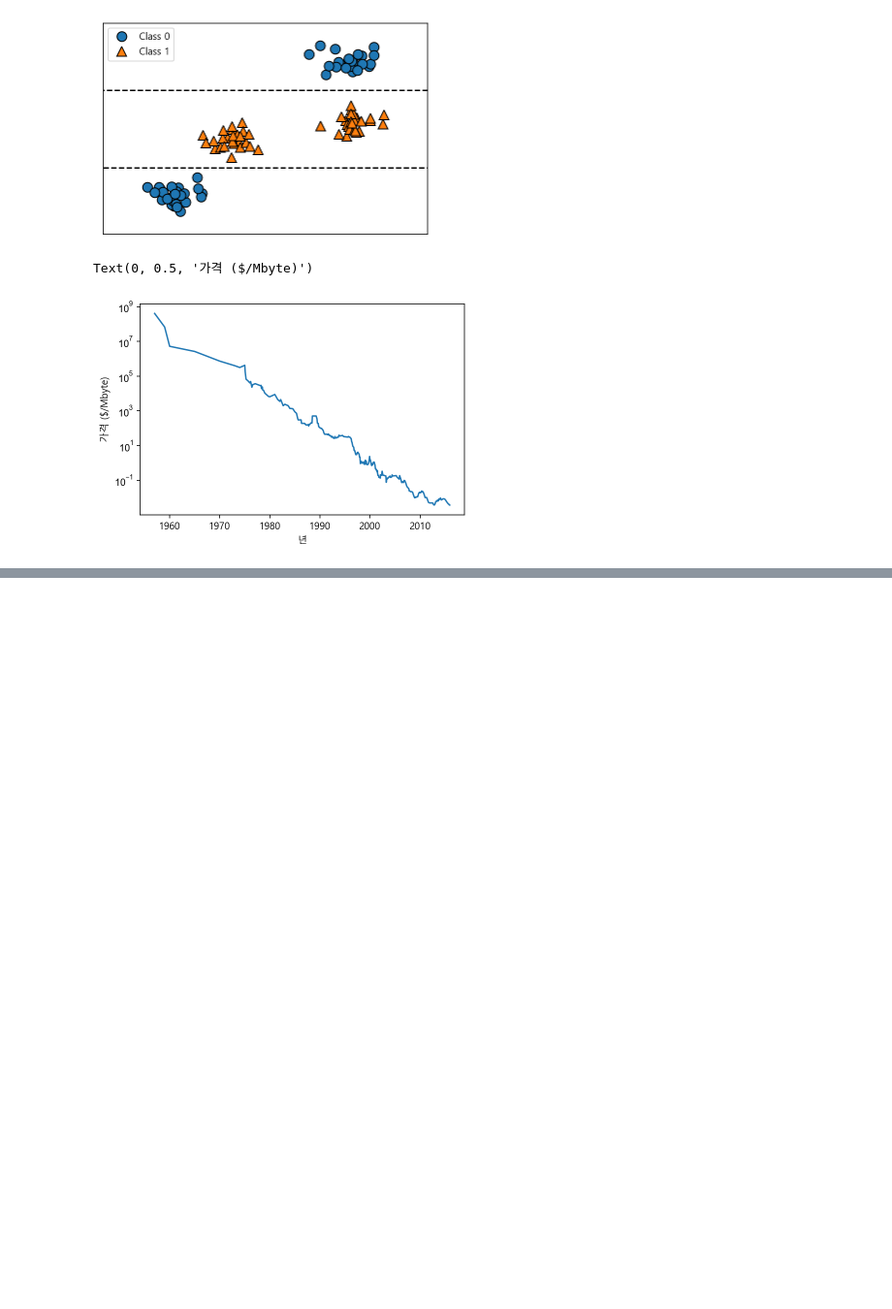
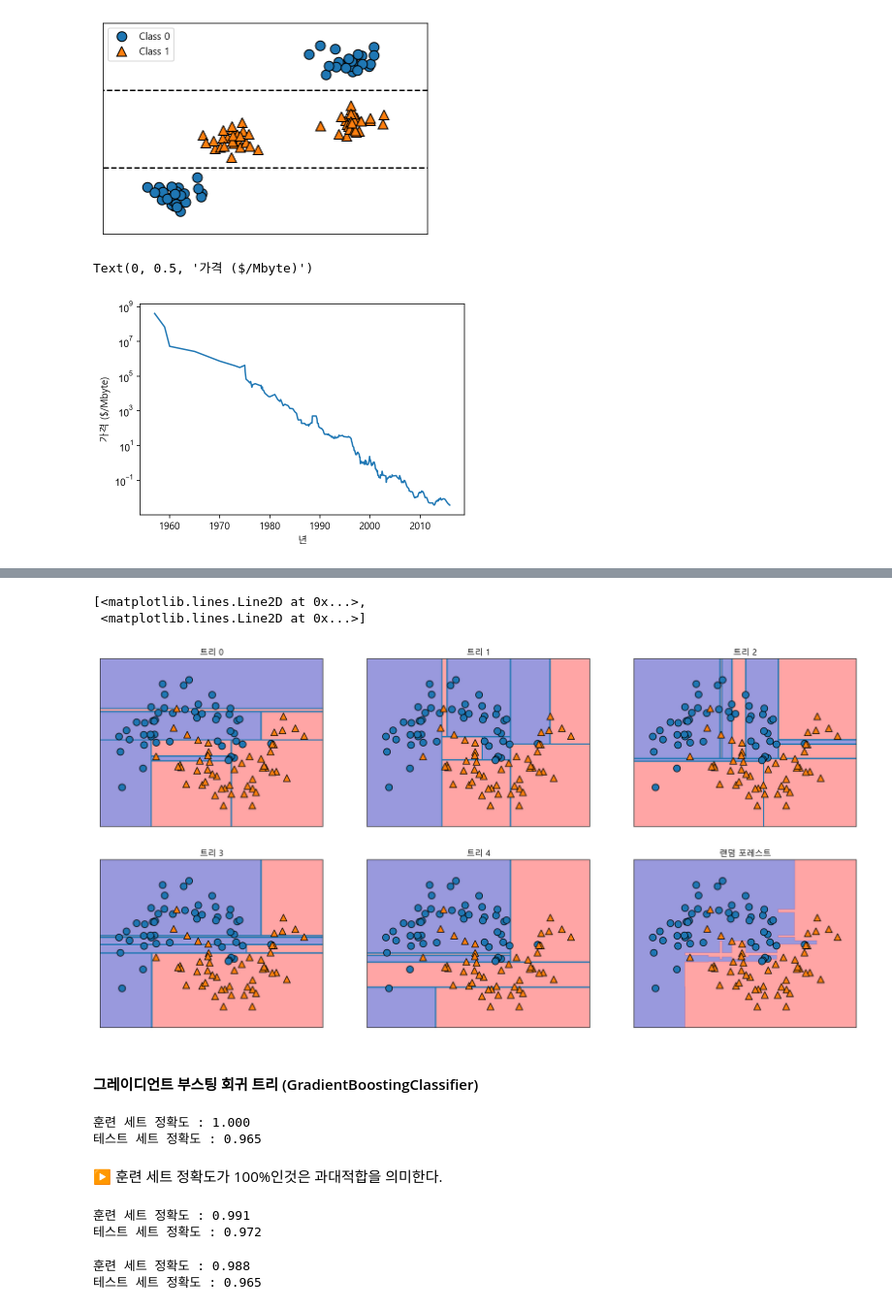
Before and after one commit to iamjinuk/bigman, a Jupyter notebook: [Introduction to Machine Learning with Python]/[Introduction to Machine Learning with Python] Chapter2. 지도 학습.ipynb, the cells around one changed output, grey strips where cells are left out. Shown at 97% size. Cells and saved outputs as stored; diff of their text form; code cells hidden in the pictures; blank space fills up the shorter version.

```diff
--- a/[Introduction to Machine Learning with Python]/[Introduction to Machine Learning with Python] Chapter2. 지도 학습.ipynb
+++ b/[Introduction to Machine Learning with Python]/[Introduction to Machine Learning with Python] Chapter2. 지도 학습.ipynb
@@ -664,0 +708,16 @@ from sklearn.tree
+# %%
+fig, axes = plt.subplots(2,3, figsize=(20,10))
+
+for i, (ax, tree) in enumerate(zip(axes.ravel(), forest.estimators_)):
+    ax.set_title('트리 {}'.format(i))
+    mglearn.plots.plot_tree_partition(X, y, tree, ax=ax)
+
+mglearn.plots.plot_2d_separator(forest, X, fill=True, ax=axes[-1,-1], alpha=0.4)
+axes[-1,-1].set_title('랜덤 포레스트')
+mglearn.discrete_scatter(X[:,0], X[:,1], y)
+# %% [output]
+[<matplotlib.lines.Line2D at 0x...>,
+ <matplotlib.lines.Line2D at 0x...>]
+[figure, added]
+# %% [markdown]
+#### 그레이디언트 부스팅 회귀 트리 (GradientBoostingClassifier)
@@ -664,0 +726,31 @@ from sklearn.tree
+# %%
+X_train, X_test, y_train, y_test = train_test_split(cancer.data, cancer.target, random_state=0)
+
+gbrt = GradientBoostingClassifier(random_state=0)
+gbrt.fit(X_train, y_train)
+
+print('훈련 세트 정확도 : {:.3f}'.format(gbrt.score(X_train, y_train)))
+print('테스트 세트 정확도 : {:.3f}'.format(gbrt.score(X_test, y_test)))
+# %% [output]
+훈련 세트 정확도 : 1.000
+테스트 세트 정확도 : 0.965
+# %% [markdown]
+▶ 훈련 세트 정확도가 100%인것은 과대적합을 의미한다.
+# %%
+gbrt = GradientBoostingClassifier(random_state=0, max_depth=1)
+gbrt.fit(X_train, y_train)
+
+print('훈련 세트 정확도 : {:.3f}'.format(gbrt.score(X_train, y_train)))
+print('테스트 세트 정확도 : {:.3f}'.format(gbrt.score(X_test, y_test)))
+# %% [output]
+훈련 세트 정확도 : 0.991
+테스트 세트 정확도 : 0.972
+# %%
+gbrt = GradientBoostingClassifier(random_state=0, learning_rate=0.01)  #learning_rate >> 학습률
+gbrt.fit(X_train, y_train)
+
+print('훈련 세트 정확도 : {:.3f}'.format(gbrt.score(X_train, y_train)))
+print('테스트 세트 정확도 : {:.3f}'.format(gbrt.score(X_test, y_test)))
+# %% [output]
+훈련 세트 정확도 : 0.988
+테스트 세트 정확도 : 0.965
```
Also changed, not shown: parts of 38 cells of this notebook.
